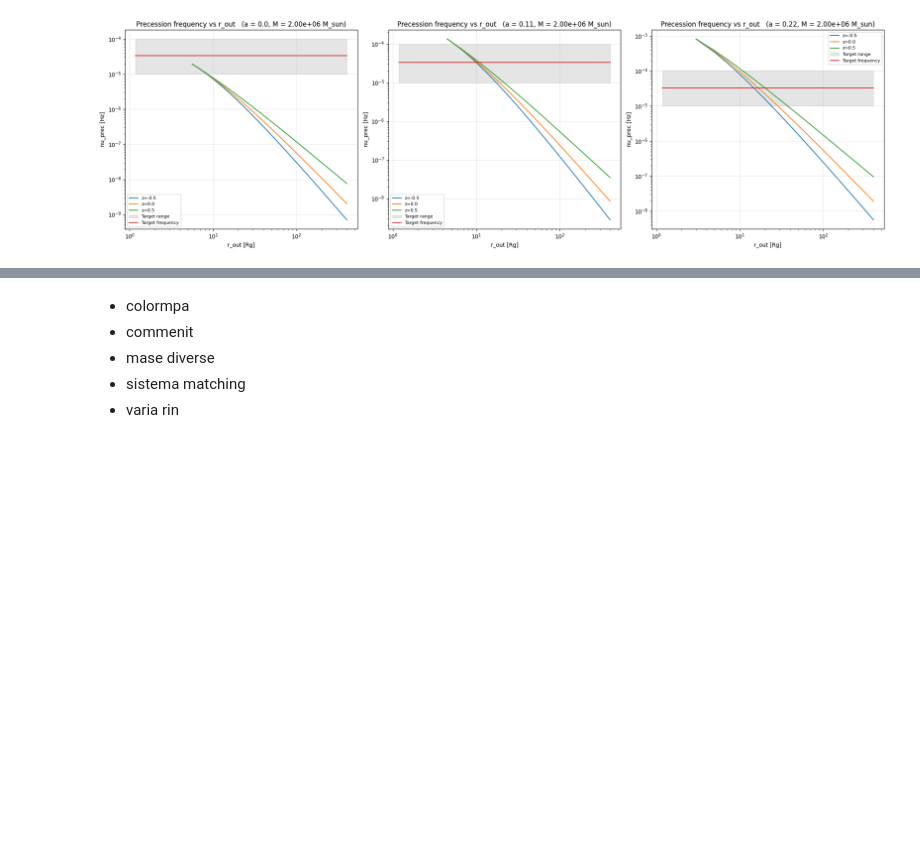
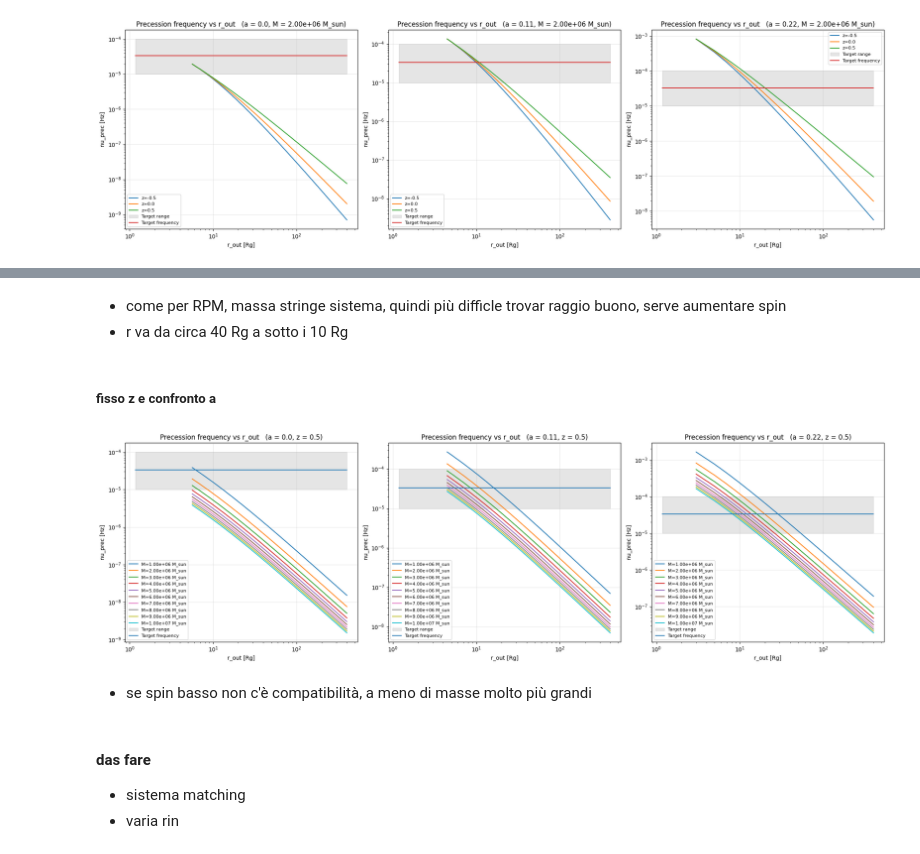
Before and after one commit to mauroghira/iuss_thesis, a Jupyter notebook: PIF.ipynb, the cells around one changed output, grey strips where cells are left out. Cells and saved outputs as stored; diff of their text form; code cells hidden in the pictures; blank space fills up the shorter version.

```diff
--- a/PIF.ipynb
+++ b/PIF.ipynb
@@ -186,6 +237,51 @@ plt.show()
+# %% [markdown]
+- come per RPM, massa stringe sistema, quindi più difficle trovar raggio buono, serve aumentare spin
+- r va da circa 40 Rg a sotto i 10 Rg
+# %% [markdown]
+##### fisso z e confronto a
+# %%
+fig, axes = plt.subplots(1, 3, figsize=(20, 6))
+axes = axes.flatten()
+
+AAs = [1, 4, 8]
+iz = 2
+
+# Loop over zeta values
+for i, ia in enumerate(AAs):
+    for iM in range(10):
+        rout_vals = ROUT2[ia, :, iz, iM]      # vector shape (No,)
+        freq_vals = freq2[ia, :, iz, iM]    # vector shape (No,)
+
+        # plot only valid positive frequencies
+        mask2 = np.isfinite(freq_vals) & (freq_vals > 0)
+
+        m = M2[ia, 0, iz, iM]
+
+        label = f"M={m:.2e} M_sun"
+        axes[i].plot(rout_vals[mask2], freq_vals[mask2], label=label)
+
+
+    r_grid = np.linspace(r_isco(0.999), 400, 100)
+    # Target frequency band
+    axes[i].fill_between(r_grid, TARGET_MIN, TARGET_MAX, color='gray', alpha=0.2,
+                    label="Target range")
+    axes[i].plot(r_grid, np.ones_like(r_grid)*NU0, label="Target frequency")
+
+    axes[i].set_title(f"Precession frequency vs r_out   (a = {A2[i, 0, 0, 0] }, z = {ZETA2[0,0,iz,0]})")
+    axes[i].set_xlabel("r_out [Rg]")
+    axes[i].set_ylabel("nu_prec [Hz]")
+    axes[i].set_xscale("log")
+    axes[i].set_yscale("log")
+    axes[i].grid(True, alpha=0.3)
+    axes[i].legend(fontsize=8)
+
+plt.tight_layout()
+plt.show()
+# %% [output]
+[figure, added]
+# %% [markdown]
+- se spin basso non c'è compatibilità, a meno di masse molto più grandi
 # %% [markdown]
-- colormpa
-- commenit
-- mase diverse
+#### das fare
 - sistema matching
 - varia rin
```
Also changed, not shown: parts of 8 cells of this notebook.
